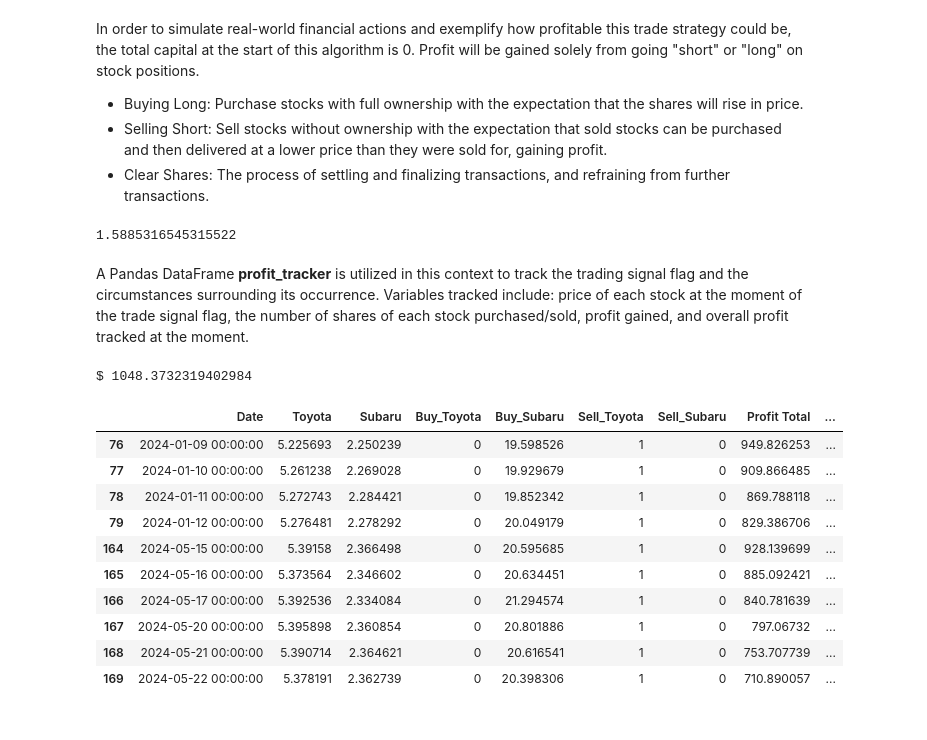
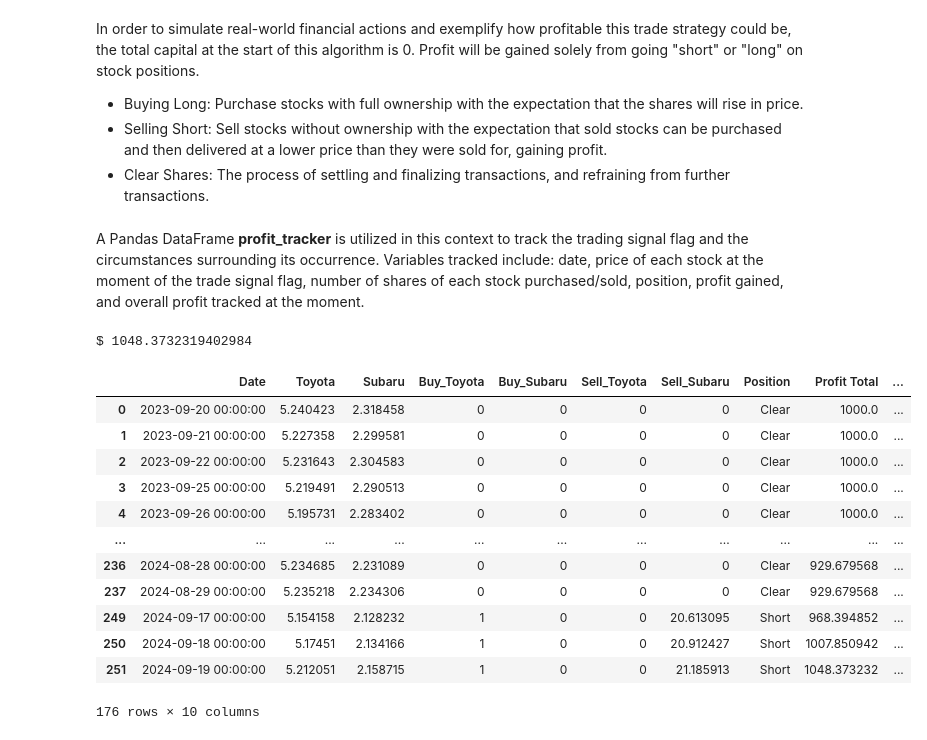
Before and after one commit to victoria-uriostegui/Pairs-Trading-Repo-ED-VU-Fall-24-, a Jupyter notebook: pairs_trading.ipynb, the cells around one changed output. Drawn from its saved outputs; the diff is of its cells as text; code cells hidden in the pictures.

Commit message:
made update to profit tracker df to include position

```diff
--- a/pairs_trading.ipynb
+++ b/pairs_trading.ipynb
@@ -394,16 +394,12 @@ z_score_60_5 = (price_ratios_mavg5 - price_ratios_mavg60) / price_ratios_std60
 
 if z_score_60_5.isna().iloc[0]:
   z_score_60_5.iloc[0] = (0)
-
-print(z_score_60_5.iloc[27])
-# %% [output]
-1.5885316545315522
 # %% [markdown]
-A Pandas DataFrame **profit_tracker** is utilized in this context to track the trading signal flag and the circumstances surrounding its occurrence. Variables tracked include: price of each stock at the moment of the trade signal flag, the number of shares of each stock purchased/sold, profit gained, and overall profit tracked at the moment.
+A Pandas DataFrame **profit_tracker** is utilized in this context to track the trading signal flag and the circumstances surrounding its occurrence. Variables tracked include: date, price of each stock at the moment of the trade signal flag, number of shares of each stock purchased/sold, position, profit gained, and overall profit tracked at the moment.
 # %%
 # Make a new Pandas dataframe to track the trade actions taken when the pairs trading signal is raised, and the resultant profit.
 profit_tracker = pd.DataFrame(columns=['Date', 'Toyota', 'Subaru', 'Buy_Toyota', 'Buy_Subaru',
-                                       'Sell_Toyota', 'Sell_Subaru', 'Profit Total', 'Profit Change'])
+                                       'Sell_Toyota', 'Sell_Subaru', 'Position', 'Profit Total', 'Profit Change'])
 # %%
 # Make a function to take action based on the z-score for the days within the window of financial observation.
 
@@ -470,16 +467,18 @@ print("$",trade_action(tmsub_df['TM'].to_numpy(), tmsub_df['FUJHY'].to_numpy()))
 # %% [output]
 $ 1048.3732319402984
 # %%
-display(profit_tracker.head(10))
+display(profit_tracker)
 # %% [output]
-|  | Date | Toyota | Subaru | Buy_Toyota | Buy_Subaru | Sell_Toyota | Sell_Subaru | Profit Total | ... |
-| 76 | 2024-01-09 00:00:00 | 5.225693 | 2.250239 | 0 | 19.598526 | 1 | 0 | 949.826253 | ... |
-| 77 | 2024-01-10 00:00:00 | 5.261238 | 2.269028 | 0 | 19.929679 | 1 | 0 | 909.866485 | ... |
-| 78 | 2024-01-11 00:00:00 | 5.272743 | 2.284421 | 0 | 19.852342 | 1 | 0 | 869.788118 | ... |
-| 79 | 2024-01-12 00:00:00 | 5.276481 | 2.278292 | 0 | 20.049179 | 1 | 0 | 829.386706 | ... |
-| 164 | 2024-05-15 00:00:00 | 5.39158 | 2.366498 | 0 | 20.595685 | 1 | 0 | 928.139699 | ... |
-| 165 | 2024-05-16 00:00:00 | 5.373564 | 2.346602 | 0 | 20.634451 | 1 | 0 | 885.092421 | ... |
-| 166 | 2024-05-17 00:00:00 | 5.392536 | 2.334084 | 0 | 21.294574 | 1 | 0 | 840.781639 | ... |
-| 167 | 2024-05-20 00:00:00 | 5.395898 | 2.360854 | 0 | 20.801886 | 1 | 0 | 797.06732 | ... |
-| 168 | 2024-05-21 00:00:00 | 5.390714 | 2.364621 | 0 | 20.616541 | 1 | 0 | 753.707739 | ... |
-| 169 | 2024-05-22 00:00:00 | 5.378191 | 2.362739 | 0 | 20.398306 | 1 | 0 | 710.890057 | ... |
+|  | Date | Toyota | Subaru | Buy_Toyota | Buy_Subaru | Sell_Toyota | Sell_Subaru | Position | Profit Total | ... |
+| 0 | 2023-09-20 00:00:00 | 5.240423 | 2.318458 | 0 | 0 | 0 | 0 | Clear | 1000.0 | ... |
+| 1 | 2023-09-21 00:00:00 | 5.227358 | 2.299581 | 0 | 0 | 0 | 0 | Clear | 1000.0 | ... |
+| 2 | 2023-09-22 00:00:00 | 5.231643 | 2.304583 | 0 | 0 | 0 | 0 | Clear | 1000.0 | ... |
+| 3 | 2023-09-25 00:00:00 | 5.219491 | 2.290513 | 0 | 0 | 0 | 0 | Clear | 1000.0 | ... |
+| 4 | 2023-09-26 00:00:00 | 5.195731 | 2.283402 | 0 | 0 | 0 | 0 | Clear | 1000.0 | ... |
+| ... | ... | ... | ... | ... | ... | ... | ... | ... | ... | ... |
+| 236 | 2024-08-28 00:00:00 | 5.234685 | 2.231089 | 0 | 0 | 0 | 0 | Clear | 929.679568 | ... |
+| 237 | 2024-08-29 00:00:00 | 5.235218 | 2.234306 | 0 | 0 | 0 | 0 | Clear | 929.679568 | ... |
+| 249 | 2024-09-17 00:00:00 | 5.154158 | 2.128232 | 1 | 0 | 0 | 20.613095 | Short | 968.394852 | ... |
+| 250 | 2024-09-18 00:00:00 | 5.17451 | 2.134166 | 1 | 0 | 0 | 20.912427 | Short | 1007.850942 | ... |
+| 251 | 2024-09-19 00:00:00 | 5.212051 | 2.158715 | 1 | 0 | 0 | 21.185913 | Short | 1048.373232 | ... |
+176 rows × 10 columns
```
Also changed, not shown: parts of 3 cells of this notebook.
